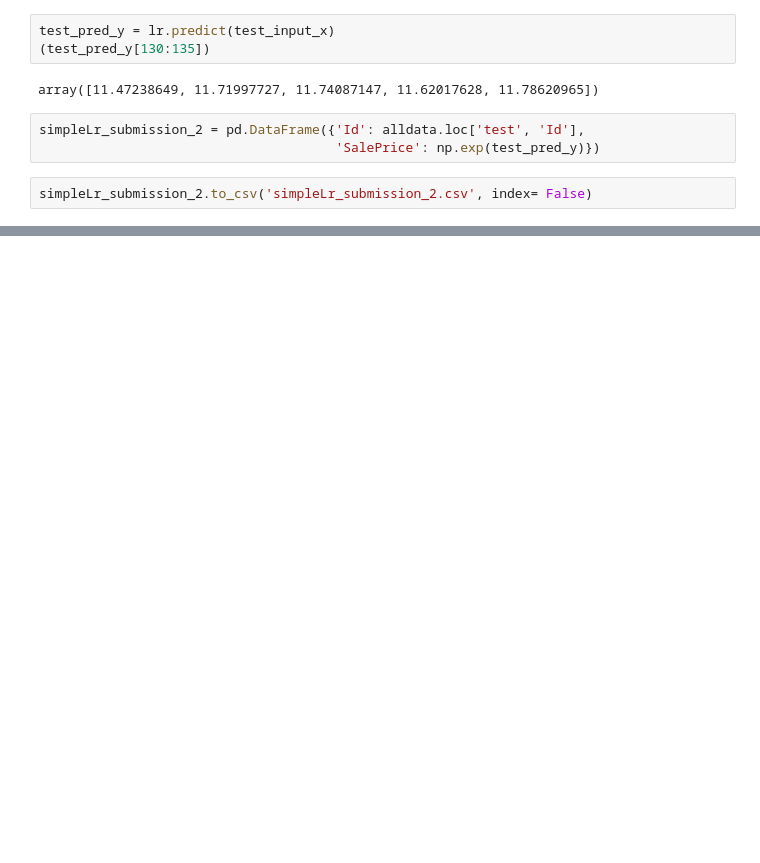
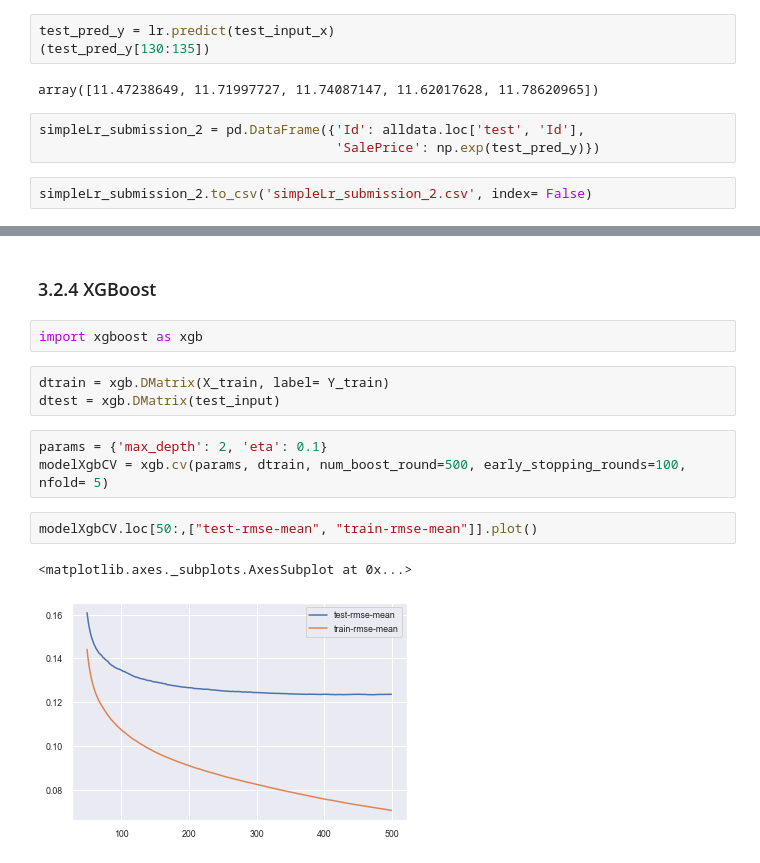
Before and after one commit to rafjonathans/Kaggle-HousePrice, a Jupyter notebook: 3rdSubmission/Simple_FeatureReduction_3.ipynb, the cells around one changed output, grey strips where cells are left out. Drawn from its saved outputs; the diff is of its cells as text; blank space fills up the shorter version.

```diff
--- a/3rdSubmission/Simple_FeatureReduction_3.ipynb
+++ b/3rdSubmission/Simple_FeatureReduction_3.ipynb
@@ -970,0 +1133,15 @@ plt.tight_layout()
+# %% [markdown]
+### 3.2.4 XGBoost
+# %%
+import xgboost as xgb
+# %%
+dtrain = xgb.DMatrix(X_train, label= Y_train)
+dtest = xgb.DMatrix(test_input)
+# %%
+params = {'max_depth': 2, 'eta': 0.1}
+modelXgbCV = xgb.cv(params, dtrain, num_boost_round=500, early_stopping_rounds=100, nfold= 5)
+# %%
+modelXgbCV.loc[50:,["test-rmse-mean", "train-rmse-mean"]].plot()
+# %% [output]
+<matplotlib.axes._subplots.AxesSubplot at 0x...>
+[figure, added]
```
Also changed, not shown: parts of 48 cells of this notebook, 4 other files.
